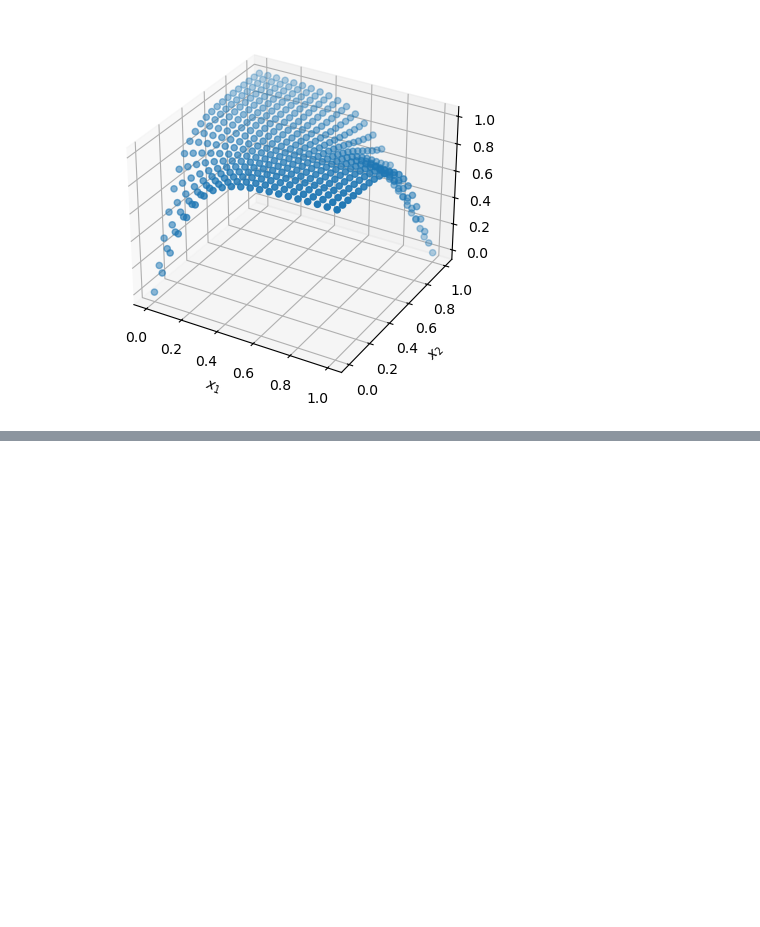
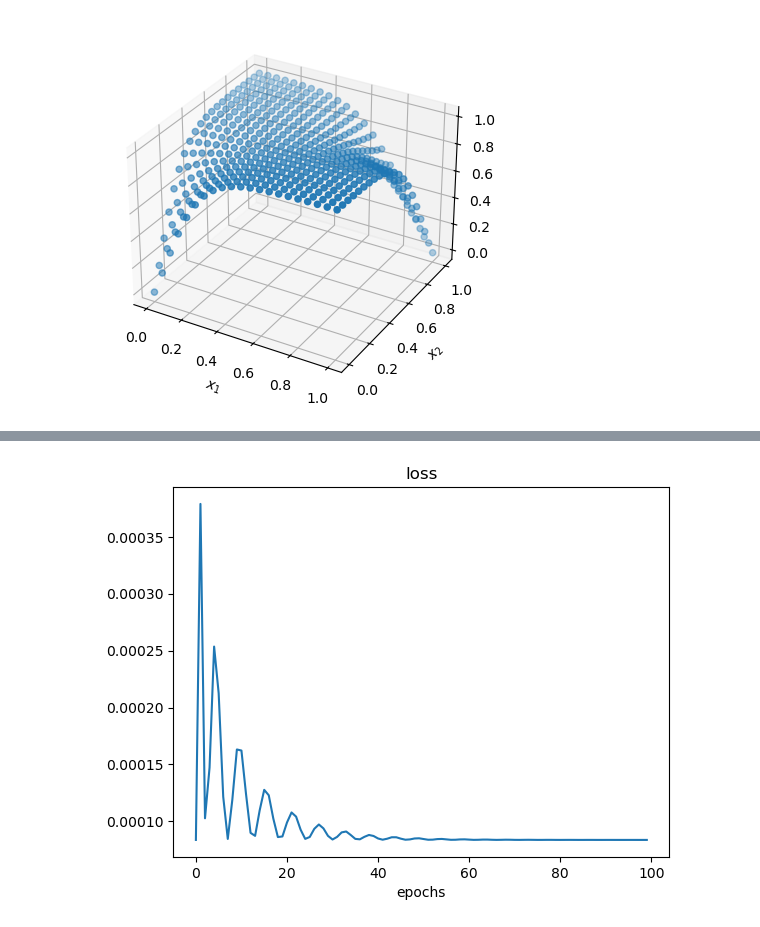
Before and after one commit to dHuberYoumans/neural_networks, a Jupyter notebook: simple_models/simple_models.ipynb, the cells around one changed output, grey strips where cells are left out. Cells and saved outputs as stored; diff of their text form; code cells hidden in the pictures; blank space fills up the shorter version.

```diff
--- a/simple_models/simple_models.ipynb
+++ b/simple_models/simple_models.ipynb
@@ -231,0 +347,26 @@ ax.set_ylabel(r'$x_2$');
+# %%
+# TRAINING
+
+optimizer = optim.Adam(cnn_model.parameters())
+loss_fct = nn.MSELoss()
+losses = []
+
+n_epochs = 100
+
+for epochs in tqdm.tqdm(range(n_epochs)):
+    optimizer.zero_grad()
+
+    pred = cnn_model(X) # forward pass
+    loss = loss_fct(pred,y.squeeze(dim=0)) # y.shape = (1,1,101)
+    loss.backward() # backpropagation
+    optimizer.step() # update parameters
+
+    losses.append(loss.item())
+
+
+# PLOT LOSS
+plt.title('loss')
+plt.xlabel('epochs')
+plt.plot(losses);
+# %% [output]
+[figure, added]
```
Also changed, not shown: parts of 8 cells of this notebook.
